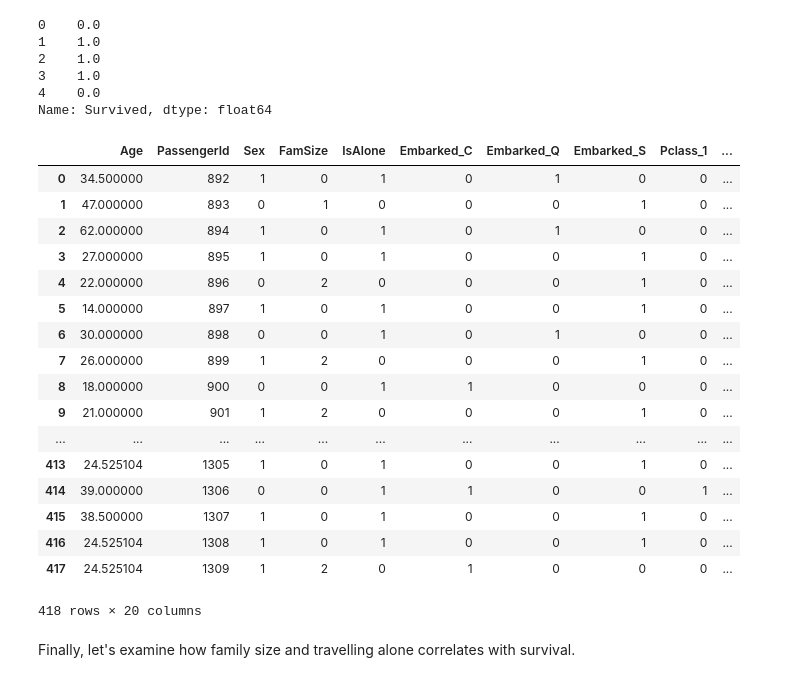
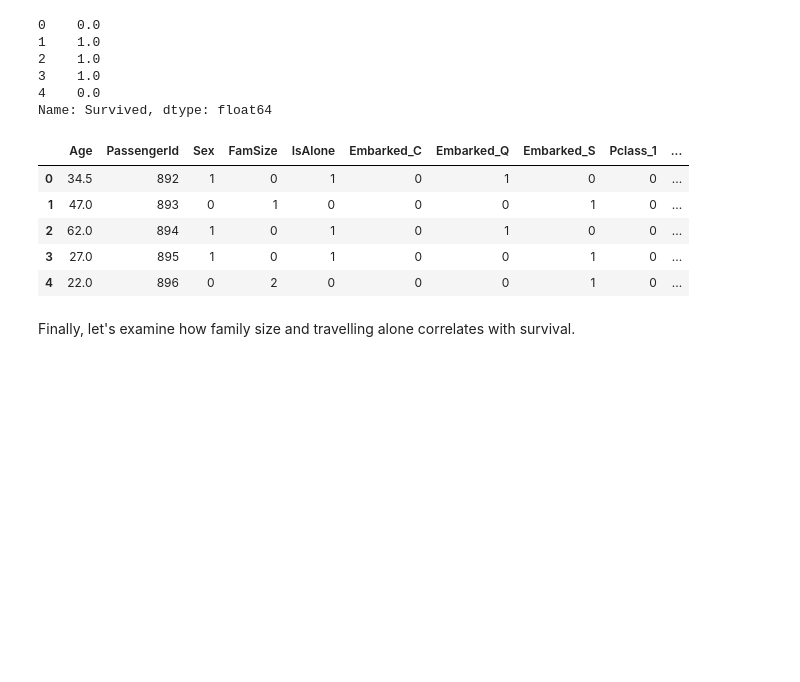
Before and after one commit to PrzemekPobrotyn/Titanic-Kaggle, a Jupyter notebook: titanic_final.ipynb, the cells around one changed output. Drawn from its saved outputs; the diff is of its cells as text; code cells hidden in the pictures; blank space fills up the shorter version.

```diff
--- a/titanic_final.ipynb
+++ b/titanic_final.ipynb
@@ -678,26 +622,14 @@ ytrain.head()
 4    0.0
 Name: Survived, dtype: float64
 # %%
-Xtest
+Xtest.head()
 # %% [output]
 |  | Age | PassengerId | Sex | FamSize | IsAlone | Embarked_C | Embarked_Q | Embarked_S | Pclass_1 | ... |
-| 0 | 34.500000 | 892 | 1 | 0 | 1 | 0 | 1 | 0 | 0 | ... |
-| 1 | 47.000000 | 893 | 0 | 1 | 0 | 0 | 0 | 1 | 0 | ... |
-| 2 | 62.000000 | 894 | 1 | 0 | 1 | 0 | 1 | 0 | 0 | ... |
-| 3 | 27.000000 | 895 | 1 | 0 | 1 | 0 | 0 | 1 | 0 | ... |
-| 4 | 22.000000 | 896 | 0 | 2 | 0 | 0 | 0 | 1 | 0 | ... |
-| 5 | 14.000000 | 897 | 1 | 0 | 1 | 0 | 0 | 1 | 0 | ... |
-| 6 | 30.000000 | 898 | 0 | 0 | 1 | 0 | 1 | 0 | 0 | ... |
-| 7 | 26.000000 | 899 | 1 | 2 | 0 | 0 | 0 | 1 | 0 | ... |
-| 8 | 18.000000 | 900 | 0 | 0 | 1 | 1 | 0 | 0 | 0 | ... |
-| 9 | 21.000000 | 901 | 1 | 2 | 0 | 0 | 0 | 1 | 0 | ... |
-| ... | ... | ... | ... | ... | ... | ... | ... | ... | ... | ... |
-| 413 | 24.525104 | 1305 | 1 | 0 | 1 | 0 | 0 | 1 | 0 | ... |
-| 414 | 39.000000 | 1306 | 0 | 0 | 1 | 1 | 0 | 0 | 1 | ... |
-| 415 | 38.500000 | 1307 | 1 | 0 | 1 | 0 | 0 | 1 | 0 | ... |
-| 416 | 24.525104 | 1308 | 1 | 0 | 1 | 0 | 0 | 1 | 0 | ... |
-| 417 | 24.525104 | 1309 | 1 | 2 | 0 | 1 | 0 | 0 | 0 | ... |
+| 0 | 34.5 | 892 | 1 | 0 | 1 | 0 | 1 | 0 | 0 | ... |
+| 1 | 47.0 | 893 | 0 | 1 | 0 | 0 | 0 | 1 | 0 | ... |
+| 2 | 62.0 | 894 | 1 | 0 | 1 | 0 | 1 | 0 | 0 | ... |
+| 3 | 27.0 | 895 | 1 | 0 | 1 | 0 | 0 | 1 | 0 | ... |
+| 4 | 22.0 | 896 | 0 | 2 | 0 | 0 | 0 | 1 | 0 | ... |
-418 rows × 20 columns
 # %% [markdown]
 Finally, let's examine how family size and travelling alone correlates with survival.
 # %%
```
Also changed, not shown: parts of 15 cells of this notebook.
